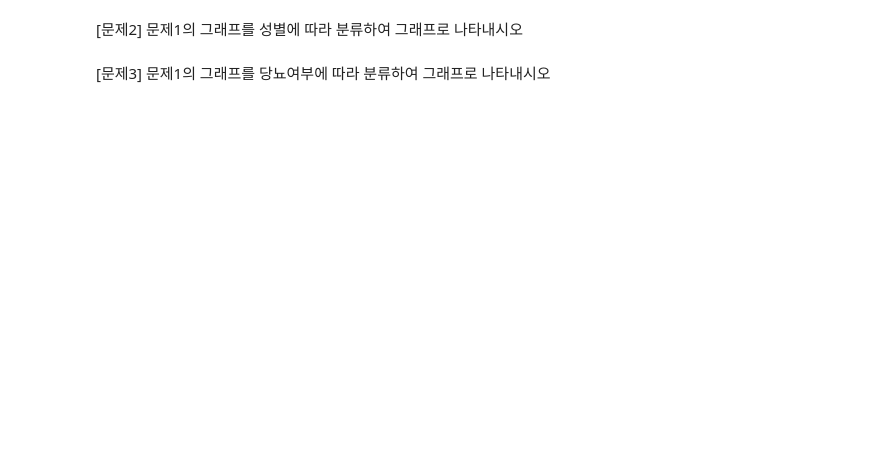
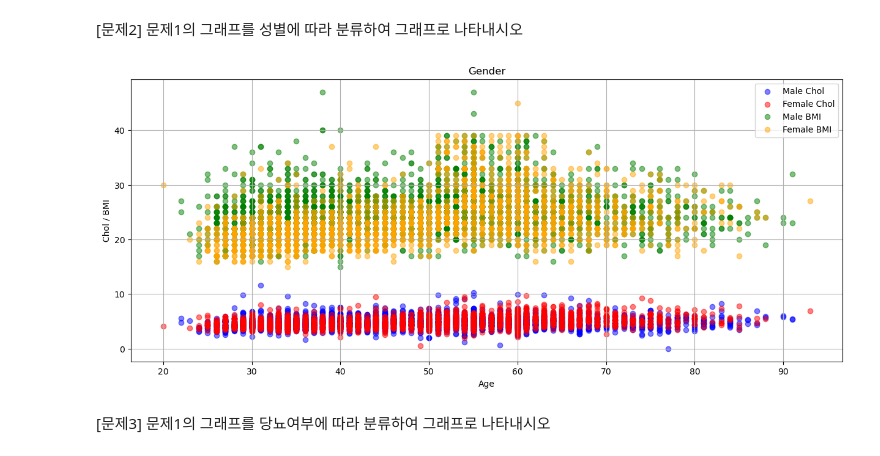
Before and after one commit to yeseuly/Python-palette, a Jupyter notebook: homework/hw3/submit/hw3_taesub.ipynb, the cells around one changed output. Saved outputs shown, nothing was run; the diff lists cells and outputs as text; code cells hidden in the pictures; blank space fills up the shorter version.

```diff
--- a/homework/hw3/submit/hw3_taesub.ipynb
+++ b/homework/hw3/submit/hw3_taesub.ipynb
@@ -97,5 +35,34 @@ plt.show()
 # %% [markdown]
 [문제2] 문제1의 그래프를 성별에 따라 분류하여 그래프로 나타내시오
+# %%
+male = df[df['Gender'] == 'M']
+female = df[df['Gender'] == 'F']
+
+age_male = male['Age']
+chol_male = male['Chol']
+bmi_male = male['BMI']
+
+age_female = female['Age']
+chol_female = female['Chol']
+bmi_female = female['BMI']
+
+plt.figure(figsize=(15, 6))
+
+plt.scatter(age_male, chol_male, color='blue', alpha=0.5, label='Male Chol')
+plt.scatter(age_female, chol_female, color='red', alpha=0.5, label='Female Chol')
+
+plt.scatter(age_male, bmi_male, color='green', alpha=0.5, label='Male BMI')
+plt.scatter(age_female, bmi_female, color='orange', alpha=0.5, label='Female BMI')
+
+plt.title('Gender')
+plt.xlabel('Age')
+plt.ylabel('Chol / BMI')
+
+plt.grid(True)
+plt.legend()
+plt.show()
+# %% [output]
+[figure, added]
 # %% [markdown]
 [문제3] 문제1의 그래프를 당뇨여부에 따라 분류하여 그래프로 나타내시오
 # %%
```
Also changed, not shown: parts of 8 cells of this notebook, 4 other files.
